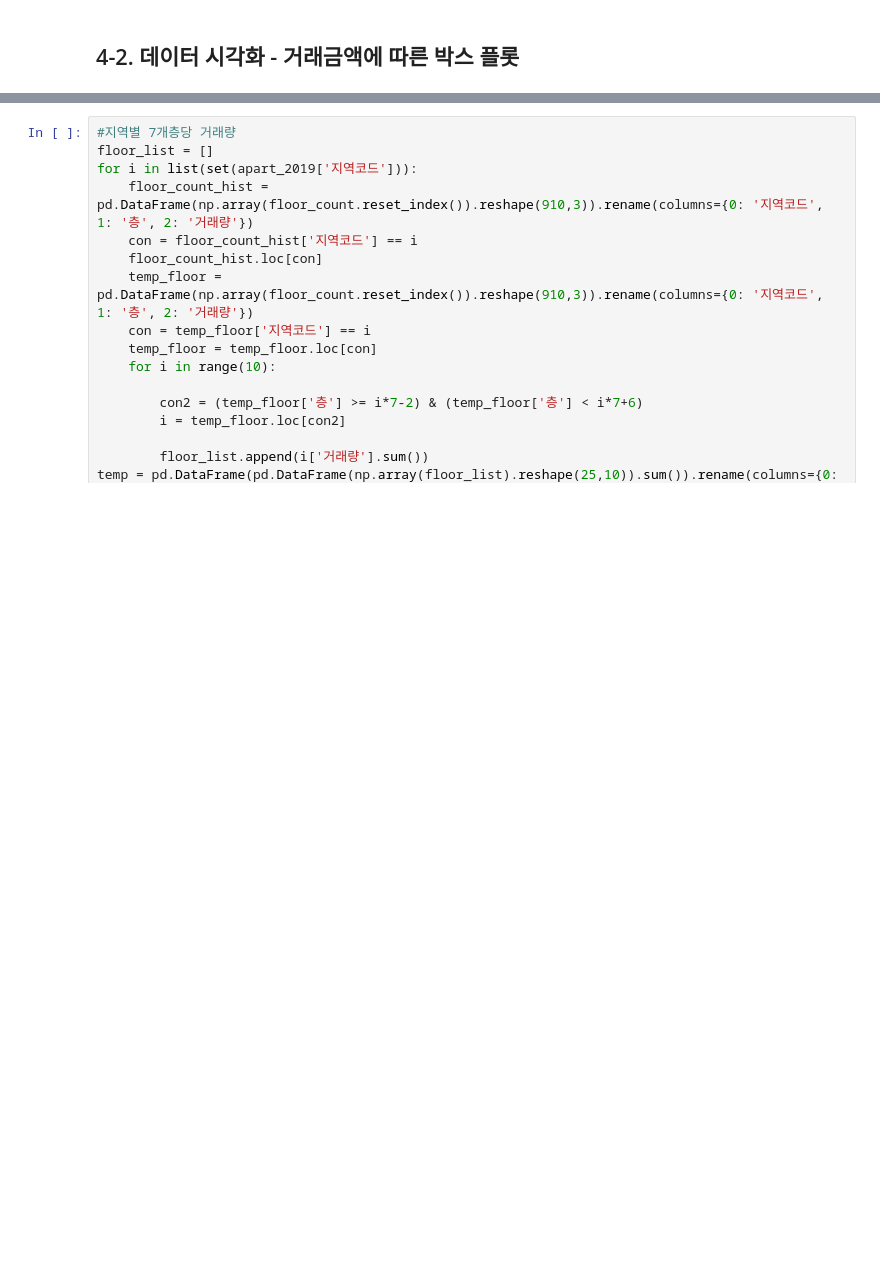
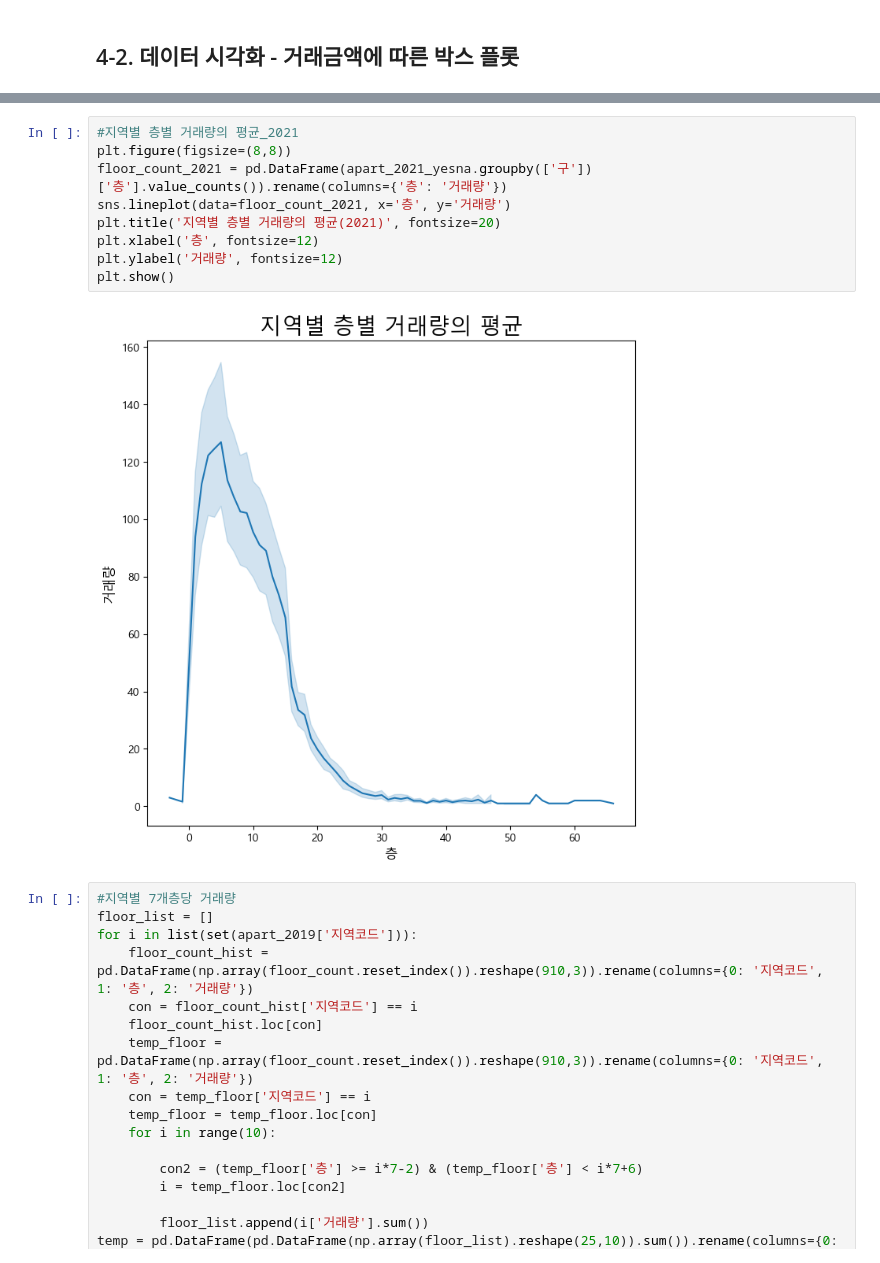
Before and after one commit to ywoo12321/KB_IT_Academy_4Team, a Jupyter notebook: 1차미니프로젝트/미니프로젝트.ipynb, the cells around one changed output, grey strips where cells are left out. Saved outputs shown, nothing was run; the diff lists cells and outputs as text; blank space fills up the shorter version.

Commit message:
21년 지역별 층별 거래량의 평균 그래프 추가

```diff
--- a/1차미니프로젝트/미니프로젝트.ipynb
+++ b/1차미니프로젝트/미니프로젝트.ipynb
@@ -328,6 +204,17 @@ plt.ylabel('거래량', fontsize=12)
 plt.show()
 # %% [output]
 [figure]
+# %%
+#지역별 층별 거래량의 평균_2021
+plt.figure(figsize=(8,8))
+floor_count_2021 = pd.DataFrame(apart_2021_yesna.groupby(['구'])['층'].value_counts()).rename(columns={'층': '거래량'})
+sns.lineplot(data=floor_count_2021, x='층', y='거래량')
+plt.title('지역별 층별 거래량의 평균(2021)', fontsize=20)
+plt.xlabel('층', fontsize=12)
+plt.ylabel('거래량', fontsize=12)
+plt.show()
+# %% [output]
+[figure, added]
 # %%
 #지역별 7개층당 거래량
 floor_list = []
```
Also changed, not shown: parts of 11 cells of this notebook.
